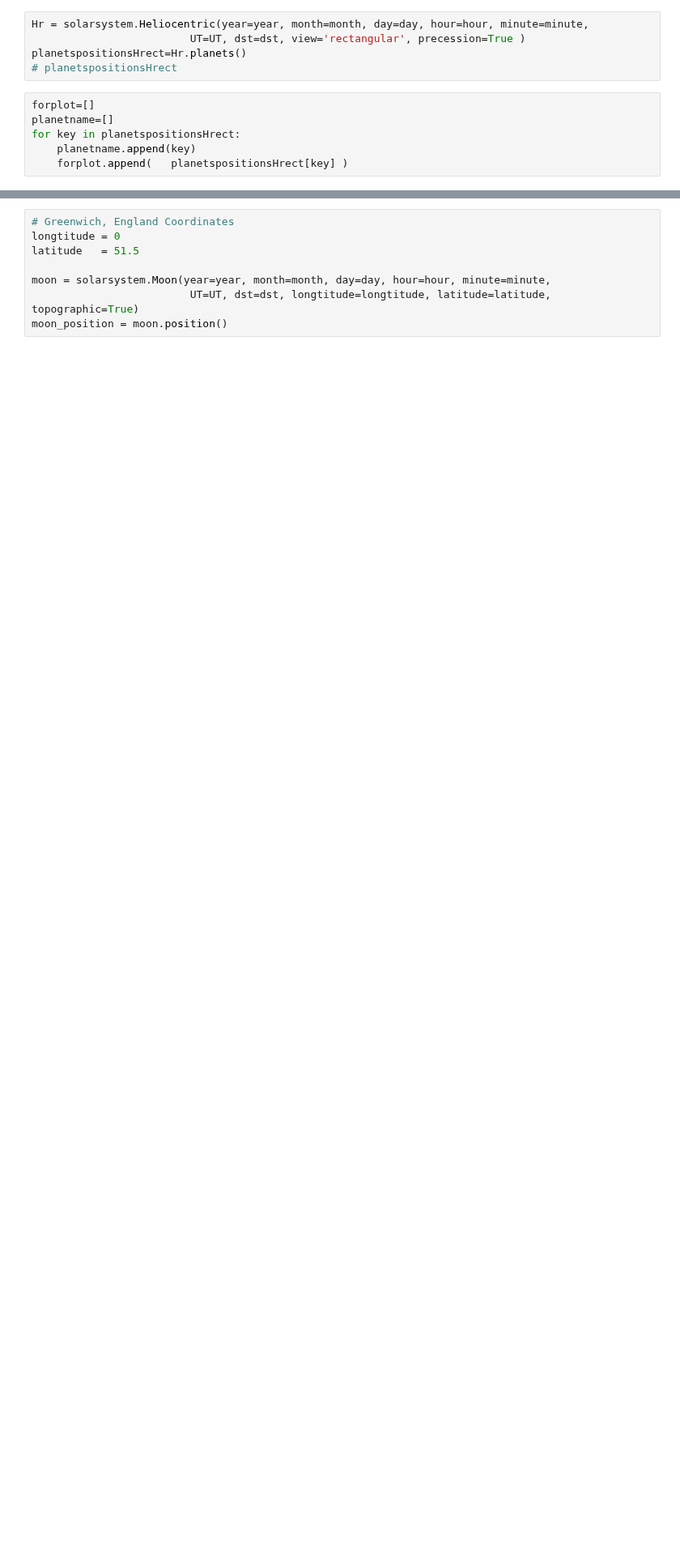
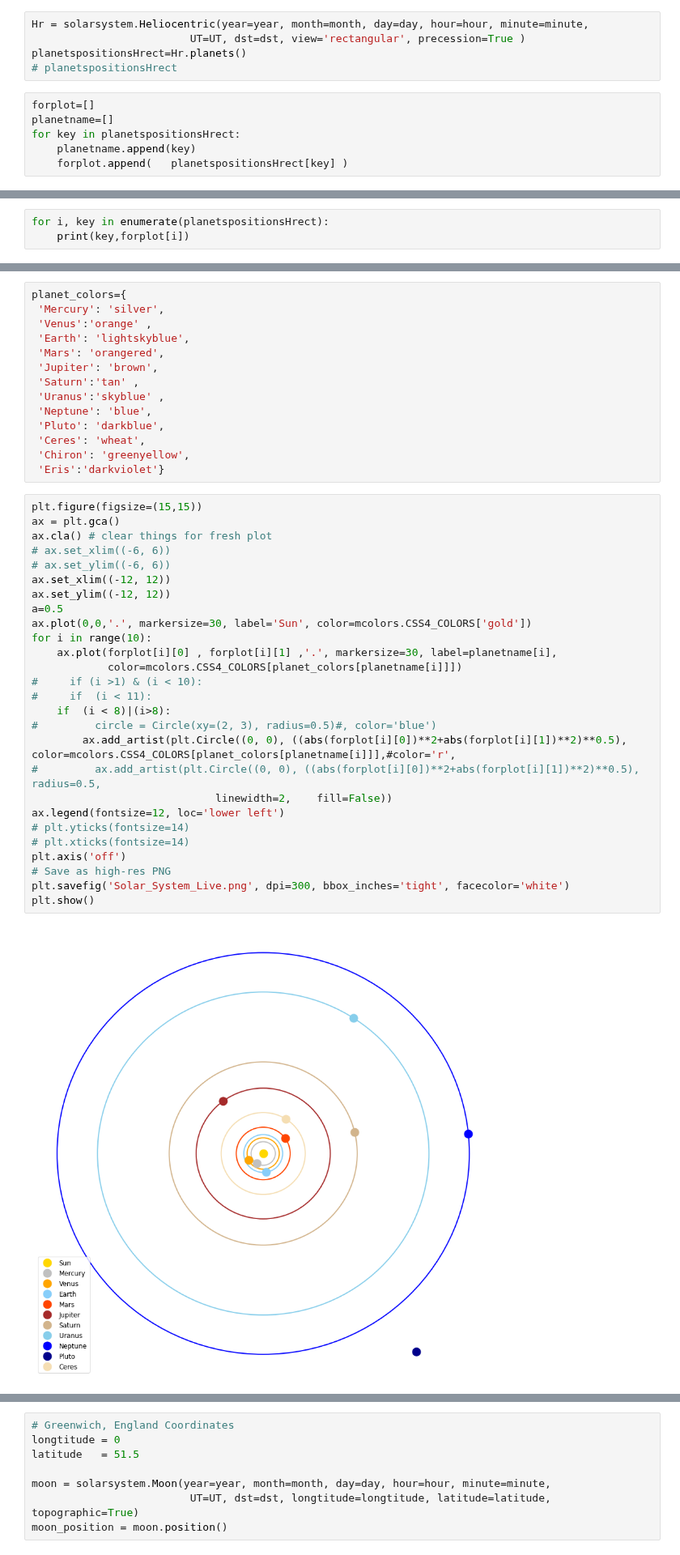
Before and after one commit to IoannisNasios/solarsystem, a Jupyter notebook: examples/Solar_System_Live.ipynb, the cells around one changed output, grey strips where cells are left out. Shown at 81% size. Cells and saved outputs as stored; diff of their text form; blank space fills up the shorter version.

```diff
--- a/examples/Solar_System_Live.ipynb
+++ b/examples/Solar_System_Live.ipynb
@@ -103,0 +137,3 @@ plt.show()
+# %%
+for i, key in enumerate(planetspositionsHrect):
+    print(key,forplot[i])
@@ -104,3 +157,46 @@ plt.show()
+# %%
+planet_colors={
+ 'Mercury': 'silver',
+ 'Venus':'orange' ,
+ 'Earth': 'lightskyblue',
+ 'Mars': 'orangered',
+ 'Jupiter': 'brown',
+ 'Saturn':'tan' ,
+ 'Uranus':'skyblue' ,
+ 'Neptune': 'blue',
+ 'Pluto': 'darkblue',
+ 'Ceres': 'wheat',
+ 'Chiron': 'greenyellow',
+ 'Eris':'darkviolet'}
+# %%
+plt.figure(figsize=(15,15))
+ax = plt.gca()
+ax.cla() # clear things for fresh plot
+# ax.set_xlim((-6, 6))
+# ax.set_ylim((-6, 6))
+ax.set_xlim((-12, 12))
+ax.set_ylim((-12, 12))
+a=0.5
+ax.plot(0,0,'.', markersize=30, label='Sun', color=mcolors.CSS4_COLORS['gold'])
+for i in range(10):
+    ax.plot(forplot[i][0] , forplot[i][1] ,'.', markersize=30, label=planetname[i],
+            color=mcolors.CSS4_COLORS[planet_colors[planetname[i]]])
+#     if (i >1) & (i < 10):
+#     if  (i < 11):
+    if  (i < 8)|(i>8):
+#         circle = Circle(xy=(2, 3), radius=0.5)#, color='blue')
+        ax.add_artist(plt.Circle((0, 0), ((abs(forplot[i][0])**2+abs(forplot[i][1])**2)**0.5), color=mcolors.CSS4_COLORS[planet_colors[planetname[i]]],#color='r',
+#         ax.add_artist(plt.Circle((0, 0), ((abs(forplot[i][0])**2+abs(forplot[i][1])**2)**0.5), radius=0.5,
+                             linewidth=2,    fill=False))
+ax.legend(fontsize=12, loc='lower left')
+# plt.yticks(fontsize=14)
+# plt.xticks(fontsize=14)
+plt.axis('off')
+# Save as high-res PNG
+plt.savefig('Solar_System_Live.png', dpi=300, bbox_inches='tight', facecolor='white')
+plt.show()
+# %% [output]
+[figure, added]
 # %%
 Geq = solarsystem.Geocentric(year=year, month=month, day=day, hour=hour, minute=minute,
                          UT=UT, dst=dst, plane='equatorial', precession=True)
```
Also changed, not shown: parts of 14 cells of this notebook, 15 other files.
